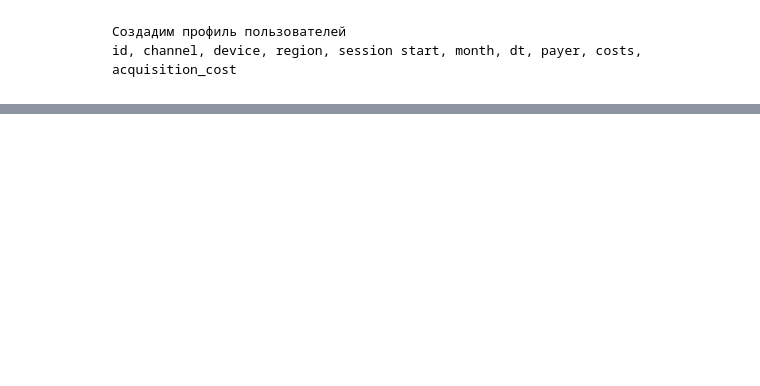
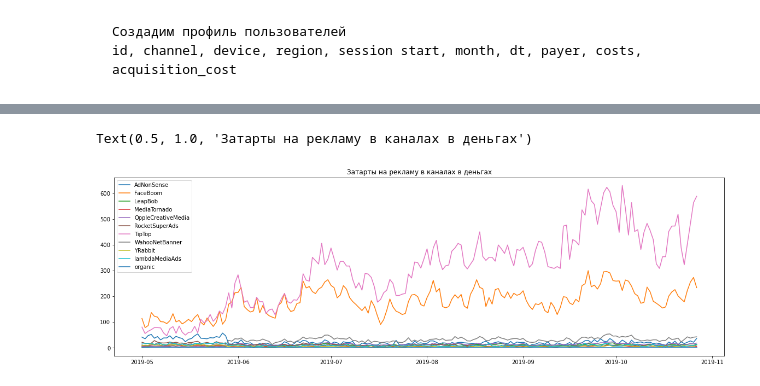
Before and after one commit to AlexVachkan/Data-exploration, a Jupyter notebook: Products_metrics/products_metric.ipynb, the cells around one changed output, grey strips where cells are left out. Saved outputs shown, nothing was run; the diff lists cells and outputs as text; code cells hidden in the pictures; blank space fills up the shorter version.

```diff
--- a/Products_metrics/products_metric.ipynb
+++ b/Products_metrics/products_metric.ipynb
@@ -501,0 +499,14 @@ profiles
+# %%
+fig = plt.figure(figsize=(20,6))
+
+for i in profiles.pivot_table(index='dt', columns='channel', values='acquisition_cost', aggfunc='sum').columns:
+    plt.plot(
+        profiles.pivot_table(index='dt', columns='channel', values='acquisition_cost', aggfunc='sum').reset_index()['dt'],
+        profiles.pivot_table(index='dt', columns='channel', values='acquisition_cost', aggfunc='sum').reset_index()[i],
+        label=i
+    )
+plt.legend()
+plt.title('Затарты на рекламу в каналах в деньгах')
+# %% [output]
+Text(0.5, 1.0, 'Затарты на рекламу в каналах в деньгах')
+[figure, added]
```
Also changed, not shown: parts of 28 cells of this notebook.
